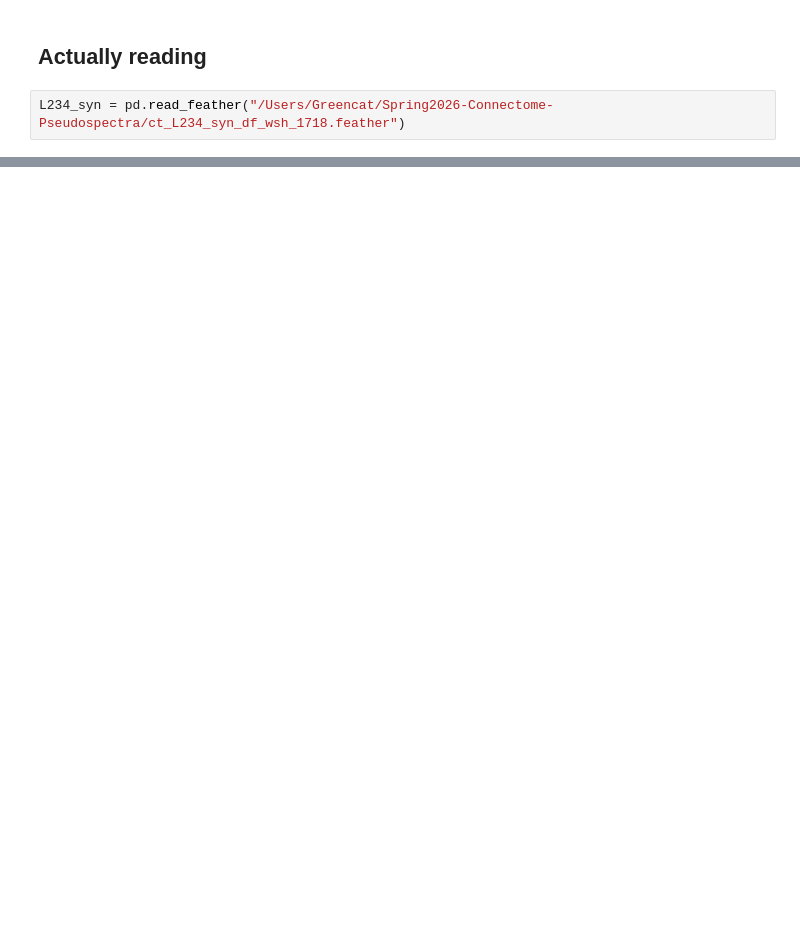
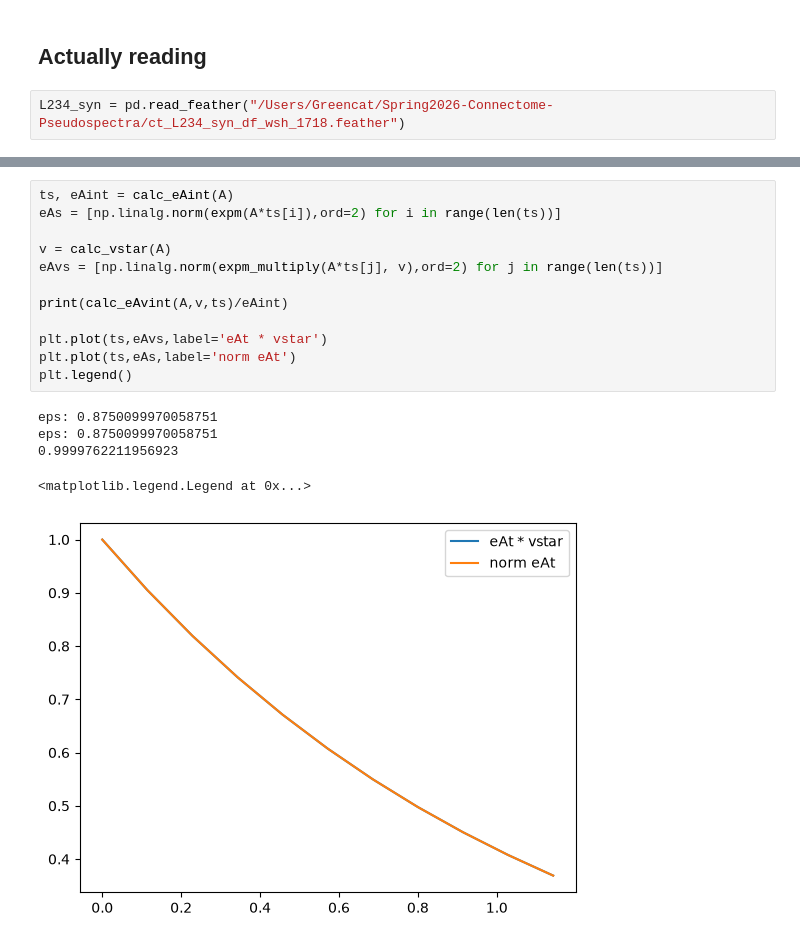
Before and after one commit to jgreen83/Spring2026-Connectome-Pseudospectra, a Jupyter notebook: L234_balance_pseudospec.ipynb, the cells around one changed output, grey strips where cells are left out. Cells and saved outputs as stored; diff of their text form; blank space fills up the shorter version.

```diff
--- a/L234_balance_pseudospec.ipynb
+++ b/L234_balance_pseudospec.ipynb
@@ -412,0 +520,18 @@ print(L234_syn[0:5])
+# %%
+ts, eAint = calc_eAint(A)
+eAs = [np.linalg.norm(expm(A*ts[i]),ord=2) for i in range(len(ts))]
+
+v = calc_vstar(A)
+eAvs = [np.linalg.norm(expm_multiply(A*ts[j], v),ord=2) for j in range(len(ts))]
+
+print(calc_eAvint(A,v,ts)/eAint)
+
+plt.plot(ts,eAvs,label='eAt * vstar')
+plt.plot(ts,eAs,label='norm eAt')
+plt.legend()
+# %% [output]
+eps: 0.8750099970058751
+eps: 0.8750099970058751
+0.9999762211956923
+<matplotlib.legend.Legend at 0x...>
+[figure, added]
```
Also changed, not shown: parts of 52 cells of this notebook, 1 other file.
